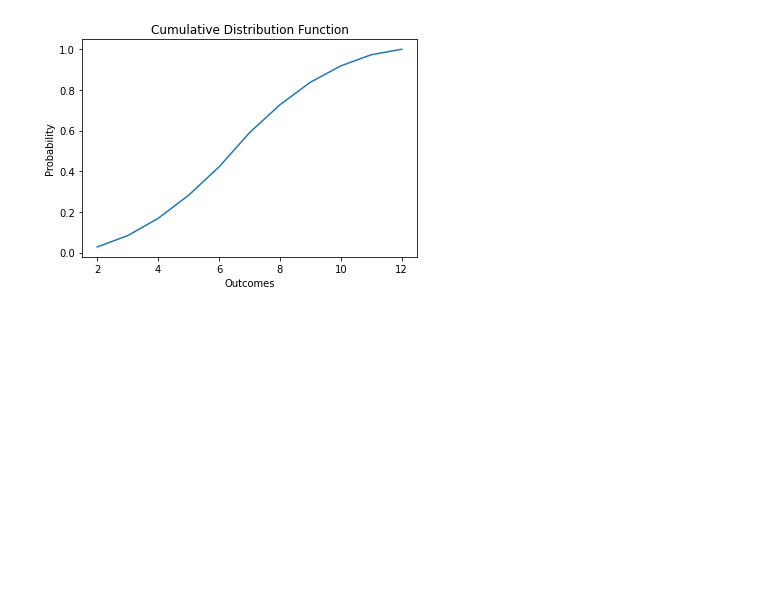
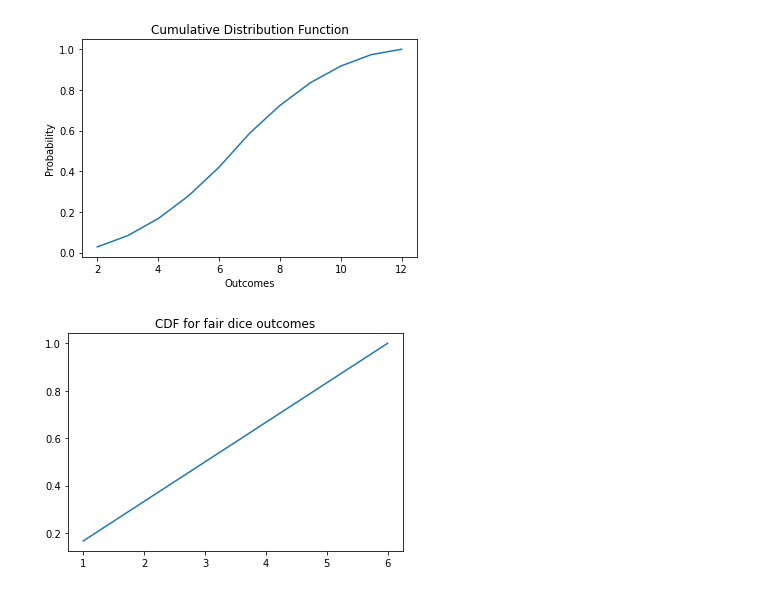
Before and after one commit to yesdeepakmittal/full-stack-data-science-roadmap, a Jupyter notebook: Distributions/dice.ipynb, the cells around one changed output. Drawn from its saved outputs; the diff is of its cells as text; code cells hidden in the pictures; blank space fills up the shorter version.

```diff
--- a/Distributions/dice.ipynb
+++ b/Distributions/dice.ipynb
@@ -54,3 +54,12 @@ pd.DataFrame(np.cumsum(outcome_relative_frequency))\
 # %% [output]
 <AxesSubplot:title={'center':'Cumulative Distribution Function'}, xlabel='Outcomes', ylabel='Probability'>
 [figure]
+# %%
+x = list(range(1,7))
+p = [1/6]*6
+cumulative_probability = np.cumsum(p)
+plt.plot(x,cumulative_probability,)
+plt.title('CDF for fair dice outcomes')
+plt.show()
+# %% [output]
+[figure, added]
```
Also changed, not shown: parts of 3 cells of this notebook, 2 other files.
